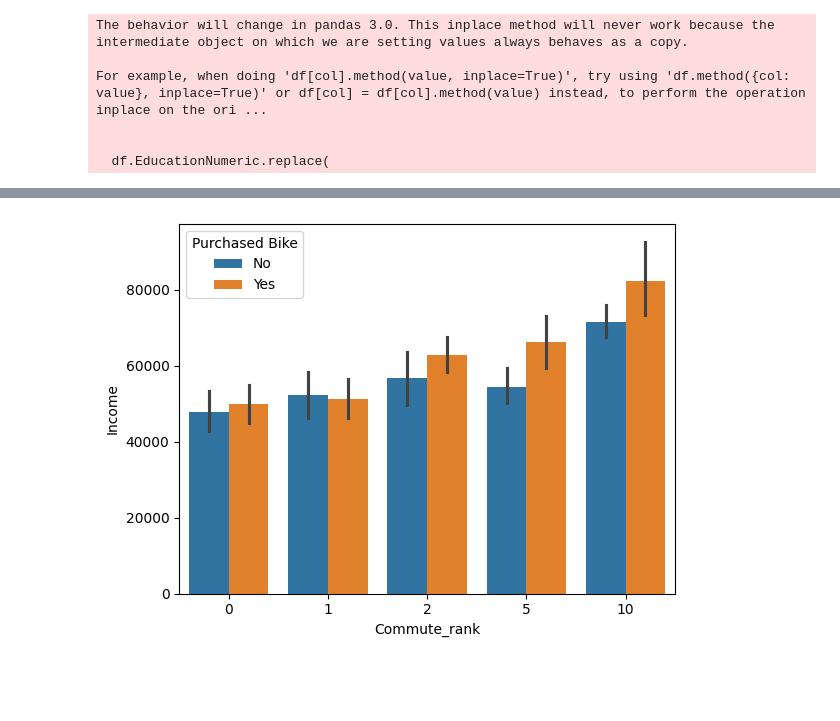
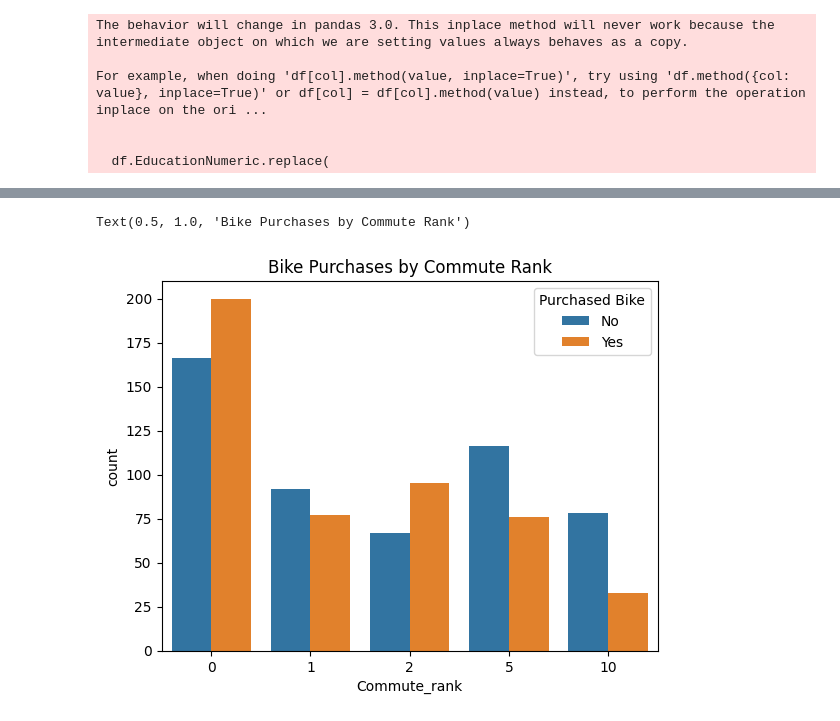
Before and after one commit to lewinskie254/eda, a Jupyter notebook: Anova_Link_2.ipynb, the cells around one changed output, grey strips where cells are left out. Saved outputs shown, nothing was run; the diff lists cells and outputs as text; code cells hidden in the pictures; blank space fills up the shorter version.

Commit message:
Figuring out the estimator component when creating these charts.

```diff
--- a/Anova_Link_2.ipynb
+++ b/Anova_Link_2.ipynb
@@ -76,9 +99,6 @@ df['Commute_rank'] = df['Commute Distance'].replace(
 # %%
-sns.barplot(
-    data=df,
-    x='Commute_rank',
-    y='Income',
-    hue='Purchased Bike',
-);
+sns.countplot(data=df, x='Commute_rank', hue='Purchased Bike')
+plt.title("Bike Purchases by Commute Rank")
 # %% [output]
+Text(0.5, 1.0, 'Bike Purchases by Commute Rank')
-[figure, old version]
+[figure, new version]
```
Also changed, not shown: parts of 5 cells of this notebook.
